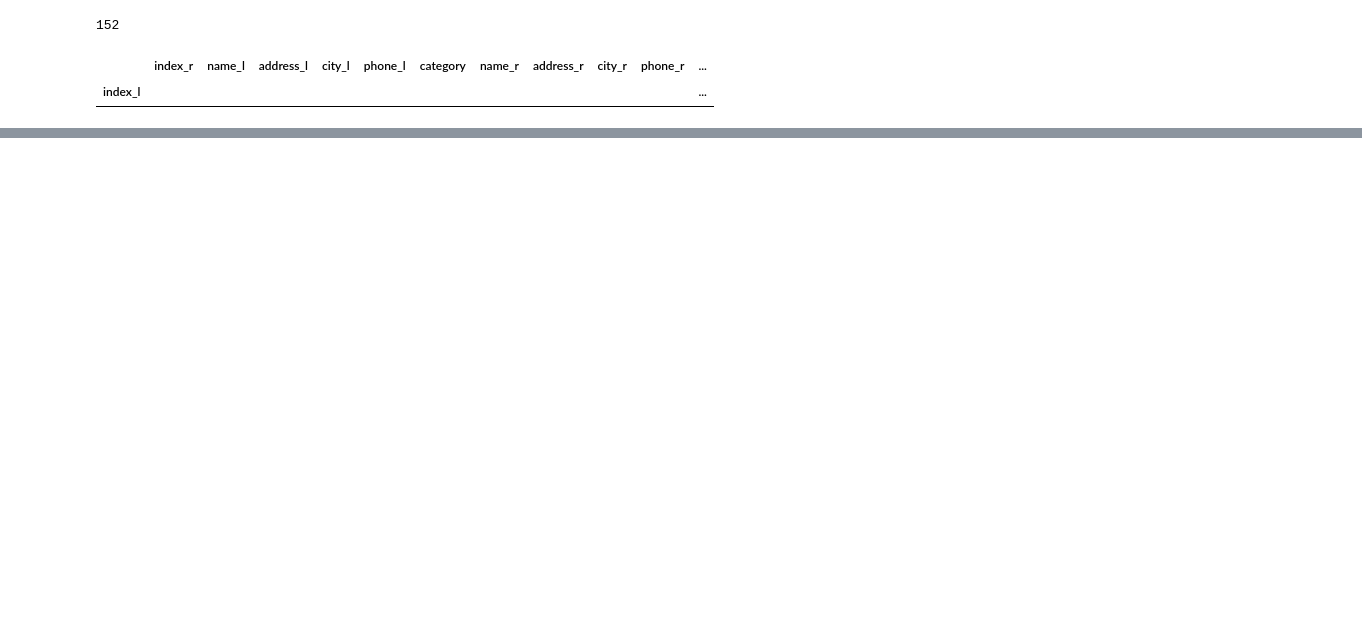
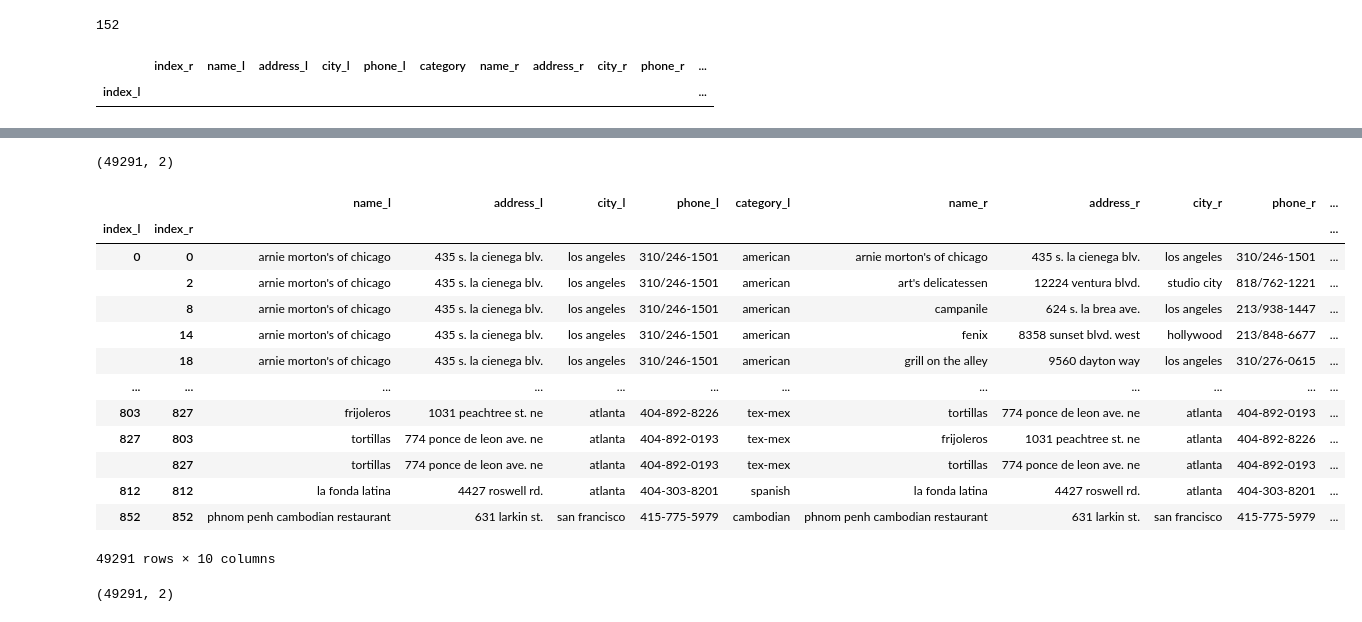
Before and after one commit to Evnsn/entityresolution, a Jupyter notebook: examples/exsample.ipynb, the cells around one changed output, grey strips where cells are left out. Drawn from its saved outputs; the diff is of its cells as text; code cells hidden in the pictures; blank space fills up the shorter version.

```diff
--- a/examples/exsample.ipynb
+++ b/examples/exsample.ipynb
@@ -130,0 +100,26 @@ df_r
+# %%
+from entityresolution.utils.candidate_pairs import as_dataframe, as_attributes
+
+candidate_pairs = ae.build(x, x, return_as="list")
+
+as_dataframe(candidate_pairs, x, x)
+# %% [output]
+(49291, 2)
+|  |  | name_l | address_l | city_l | phone_l | category_l | name_r | address_r | city_r | phone_r | ... |
+| index_l | index_r |  |  |  |  |  |  |  |  |  | ... |
+| 0 | 0 | arnie morton's of chicago | 435 s. la cienega blv. | los angeles | 310/246-1501 | american | arnie morton's of chicago | 435 s. la cienega blv. | los angeles | 310/246-1501 | ... |
+|  | 2 | arnie morton's of chicago | 435 s. la cienega blv. | los angeles | 310/246-1501 | american | art's delicatessen | 12224 ventura blvd. | studio city | 818/762-1221 | ... |
+|  | 8 | arnie morton's of chicago | 435 s. la cienega blv. | los angeles | 310/246-1501 | american | campanile | 624 s. la brea ave. | los angeles | 213/938-1447 | ... |
+|  | 14 | arnie morton's of chicago | 435 s. la cienega blv. | los angeles | 310/246-1501 | american | fenix | 8358 sunset blvd. west | hollywood | 213/848-6677 | ... |
+|  | 18 | arnie morton's of chicago | 435 s. la cienega blv. | los angeles | 310/246-1501 | american | grill on the alley | 9560 dayton way | los angeles | 310/276-0615 | ... |
+| ... | ... | ... | ... | ... | ... | ... | ... | ... | ... | ... | ... |
+| 803 | 827 | frijoleros | 1031 peachtree st. ne | atlanta | 404-892-8226 | tex-mex | tortillas | 774 ponce de leon ave. ne | atlanta | 404-892-0193 | ... |
+| 827 | 803 | tortillas | 774 ponce de leon ave. ne | atlanta | 404-892-0193 | tex-mex | frijoleros | 1031 peachtree st. ne | atlanta | 404-892-8226 | ... |
+|  | 827 | tortillas | 774 ponce de leon ave. ne | atlanta | 404-892-0193 | tex-mex | tortillas | 774 ponce de leon ave. ne | atlanta | 404-892-0193 | ... |
+| 812 | 812 | la fonda latina | 4427 roswell rd. | atlanta | 404-303-8201 | spanish | la fonda latina | 4427 roswell rd. | atlanta | 404-303-8201 | ... |
+| 852 | 852 | phnom penh cambodian restaurant | 631 larkin st. | san francisco | 415-775-5979 | cambodian | phnom penh cambodian restaurant | 631 larkin st. | san francisco | 415-775-5979 | ... |
+49291 rows × 10 columns
+# %%
+df_l, df_r = as_attributes(candidate_pairs, x, x)
+# %% [output]
+(49291, 2)
```
Also changed, not shown: parts of 7 cells of this notebook, 3 other files.
